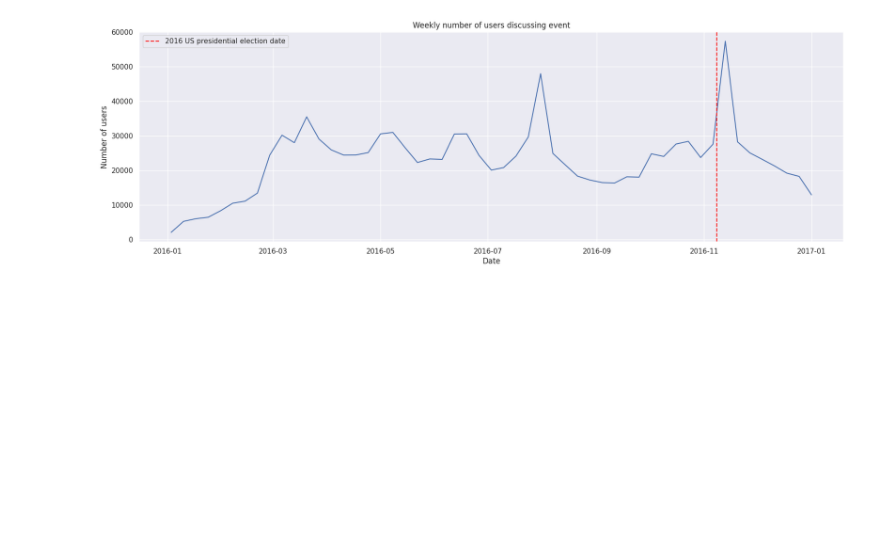
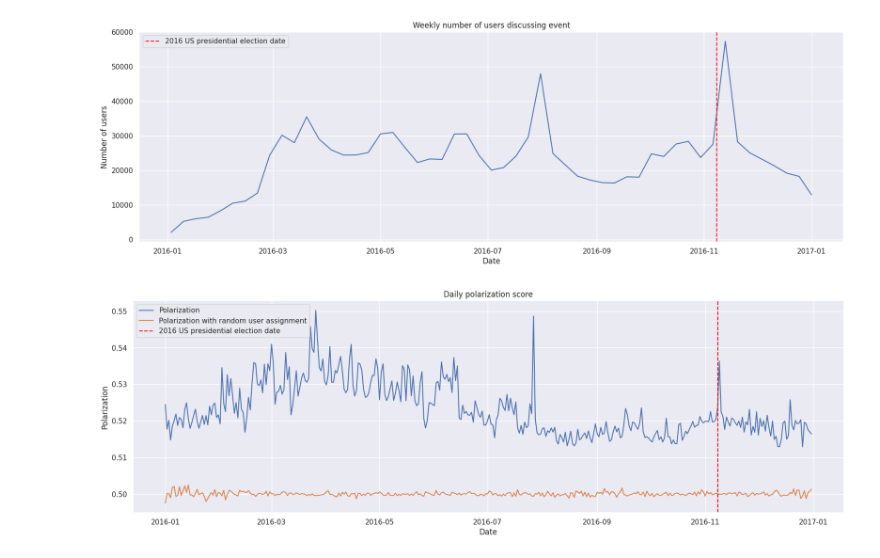
Before and after one commit to xavoliva/polarization_reddit, a Jupyter notebook: polarization/events_polarization.ipynb, the cells around one changed output. Cells and saved outputs as stored; diff of their text form; code cells hidden in the pictures; blank space fills up the shorter version.

Commit message:
minor change daily polarization notebook section

```diff
--- a/polarization/events_polarization.ipynb
+++ b/polarization/events_polarization.ipynb
@@ -199,34 +203,36 @@ pol_by_day_events.to_parquet(
 ax = sns.lineplot(
     x=pol_by_day_events["date"],
     y=pol_by_day_events["polarization"],
     label="Polarization",
 )
 sns.lineplot(
     data=pol_by_day_events,
     x="date",
     y="random_polarization",
     label="Polarization with random user assignment",
 )
 
 plt.axvline(
     EVENTS_INFO[EVENT_KEY]["date"],
     linestyle="--",
     color="red",
     label=f"{EVENTS_INFO[EVENT_KEY]['name']} date",
 )
 
 plt.xlabel("Date")
 plt.ylabel("Polarization")
 plt.title("Daily polarization score")
 plt.legend()
 
 plt.savefig(
-    fname=f"{FIGURES_DIR}/{EVENT_KEY}_polarization_by_day.pdf",
+    fname=f"{FIGURES_DIR}/{EVENT_KEY}_leaveout_polarization_by_day.pdf",
     bbox_inches="tight",
     pad_inches=0,
     format="pdf",
 )
 plt.show()
+# %% [output]
+[figure, added]
 # %%
 # Plot weekly user count
 
```
Also changed, not shown: parts of 2 cells of this notebook.
